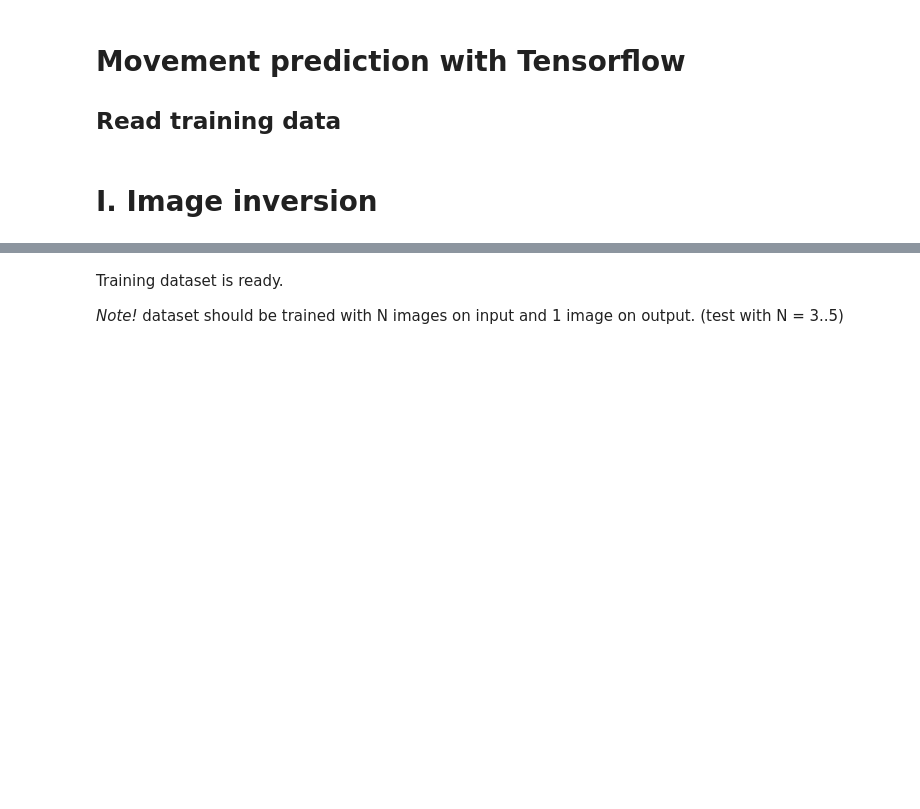
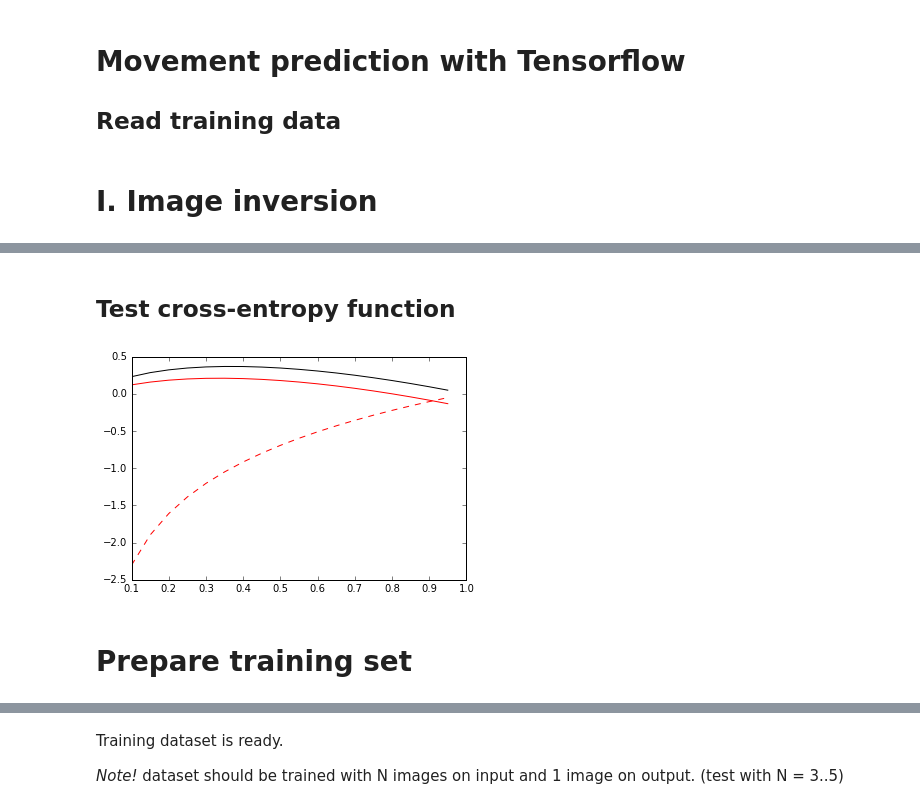
Before and after one commit to pyotr777/synthetic_move, a Jupyter notebook: Tensorflow_movement_prediction.ipynb, the cells around one changed output, grey strips where cells are left out. Saved outputs shown, nothing was run; the diff lists cells and outputs as text; code cells hidden in the pictures; blank space fills up the shorter version.

```diff
--- a/Tensorflow_movement_prediction.ipynb
+++ b/Tensorflow_movement_prediction.ipynb
@@ -89,2 +76,16 @@ Array Max/min:0.0/0.0
+# %% [markdown]
+## Test cross-entropy function
+# %%
+# evenly sampled at 0.2 intervals
+y = np.arange(0.1, 1., 0.05)
+z = np.log(y)
+H = -y*z
+Hr = -y*np.log(y+0.2)
+plt.plot(y, z, 'r--', y, H, 'k', y, Hr, 'r')
+plt.show()
+# %% [output]
+[figure, added]
+# %% [markdown]
+# Prepare training set
 # %%
 # Read training images into array of shape (80, 200, 200, 1)
```
Also changed, not shown: parts of 14 cells of this notebook, 1 other file.
